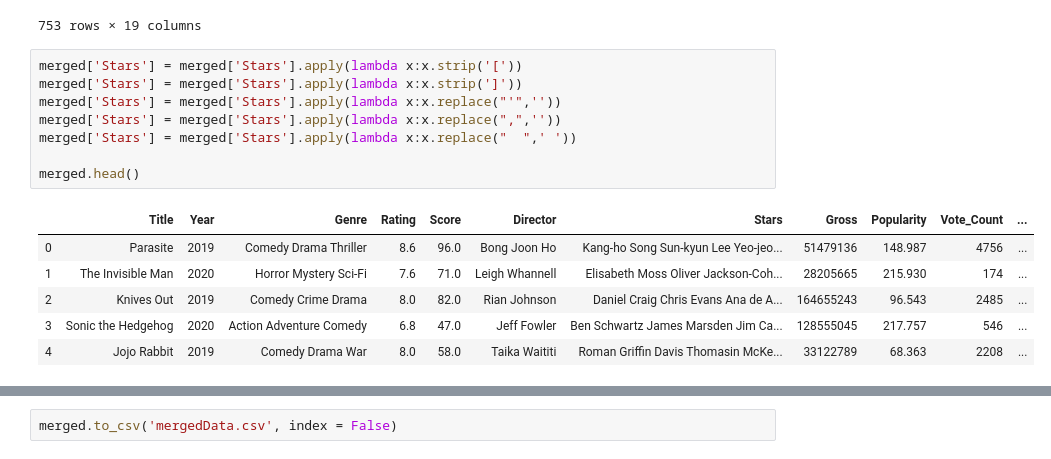
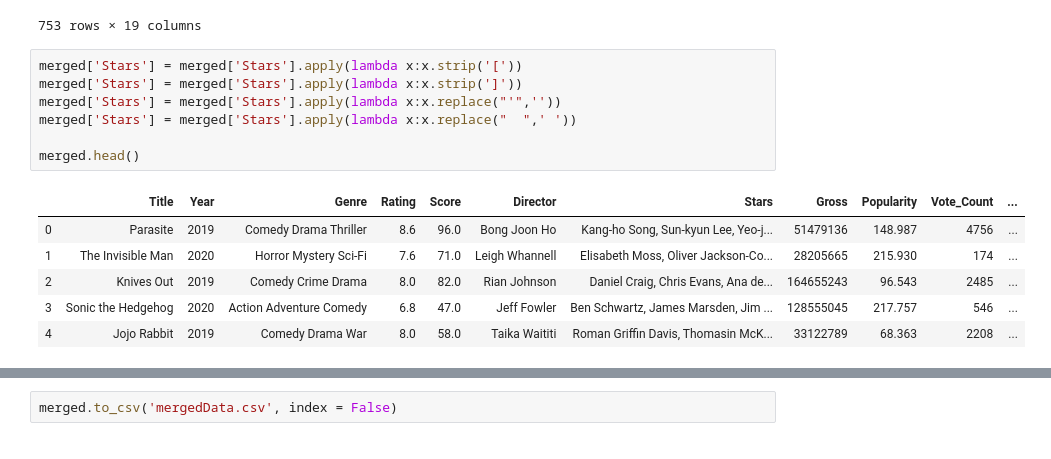
Before and after one commit to CaryMosley/Mod1Project, a Jupyter notebook: CaryDataClean.ipynb, the cells around one changed output, grey strips where cells are left out. Drawn from its saved outputs; the diff is of its cells as text.

```diff
--- a/CaryDataClean.ipynb
+++ b/CaryDataClean.ipynb
@@ -126,15 +125,14 @@ merged.loc[merged['Gross']<10000000]
 # %%
 merged['Stars'] = merged['Stars'].apply(lambda x:x.strip('['))
 merged['Stars'] = merged['Stars'].apply(lambda x:x.strip(']'))
 merged['Stars'] = merged['Stars'].apply(lambda x:x.replace("'",''))
-merged['Stars'] = merged['Stars'].apply(lambda x:x.replace(",",''))
 merged['Stars'] = merged['Stars'].apply(lambda x:x.replace("  ",' '))
 
 merged.head()
 # %% [output]
 |  | Title | Year | Genre | Rating | Score | Director | Stars | Gross | Popularity | Vote_Count | ... |
-| 0 | Parasite | 2019 | Comedy Drama Thriller | 8.6 | 96.0 | Bong Joon Ho | Kang-ho Song Sun-kyun Lee Yeo-jeo... | 51479136 | 148.987 | 4756 | ... |
-| 1 | The Invisible Man | 2020 | Horror Mystery Sci-Fi | 7.6 | 71.0 | Leigh Whannell | Elisabeth Moss Oliver Jackson-Coh... | 28205665 | 215.930 | 174 | ... |
-| 2 | Knives Out | 2019 | Comedy Crime Drama | 8.0 | 82.0 | Rian Johnson | Daniel Craig Chris Evans Ana de A... | 164655243 | 96.543 | 2485 | ... |
-| 3 | Sonic the Hedgehog | 2020 | Action Adventure Comedy | 6.8 | 47.0 | Jeff Fowler | Ben Schwartz James Marsden Jim Ca... | 128555045 | 217.757 | 546 | ... |
-| 4 | Jojo Rabbit | 2019 | Comedy Drama War | 8.0 | 58.0 | Taika Waititi | Roman Griffin Davis Thomasin McKe... | 33122789 | 68.363 | 2208 | ... |
+| 0 | Parasite | 2019 | Comedy Drama Thriller | 8.6 | 96.0 | Bong Joon Ho | Kang-ho Song, Sun-kyun Lee, Yeo-j... | 51479136 | 148.987 | 4756 | ... |
+| 1 | The Invisible Man | 2020 | Horror Mystery Sci-Fi | 7.6 | 71.0 | Leigh Whannell | Elisabeth Moss, Oliver Jackson-Co... | 28205665 | 215.930 | 174 | ... |
+| 2 | Knives Out | 2019 | Comedy Crime Drama | 8.0 | 82.0 | Rian Johnson | Daniel Craig, Chris Evans, Ana de... | 164655243 | 96.543 | 2485 | ... |
+| 3 | Sonic the Hedgehog | 2020 | Action Adventure Comedy | 6.8 | 47.0 | Jeff Fowler | Ben Schwartz, James Marsden, Jim ... | 128555045 | 217.757 | 546 | ... |
+| 4 | Jojo Rabbit | 2019 | Comedy Drama War | 8.0 | 58.0 | Taika Waititi | Roman Griffin Davis, Thomasin McK... | 33122789 | 68.363 | 2208 | ... |
```
Also changed, not shown: parts of 9 cells of this notebook, 1 other file.
